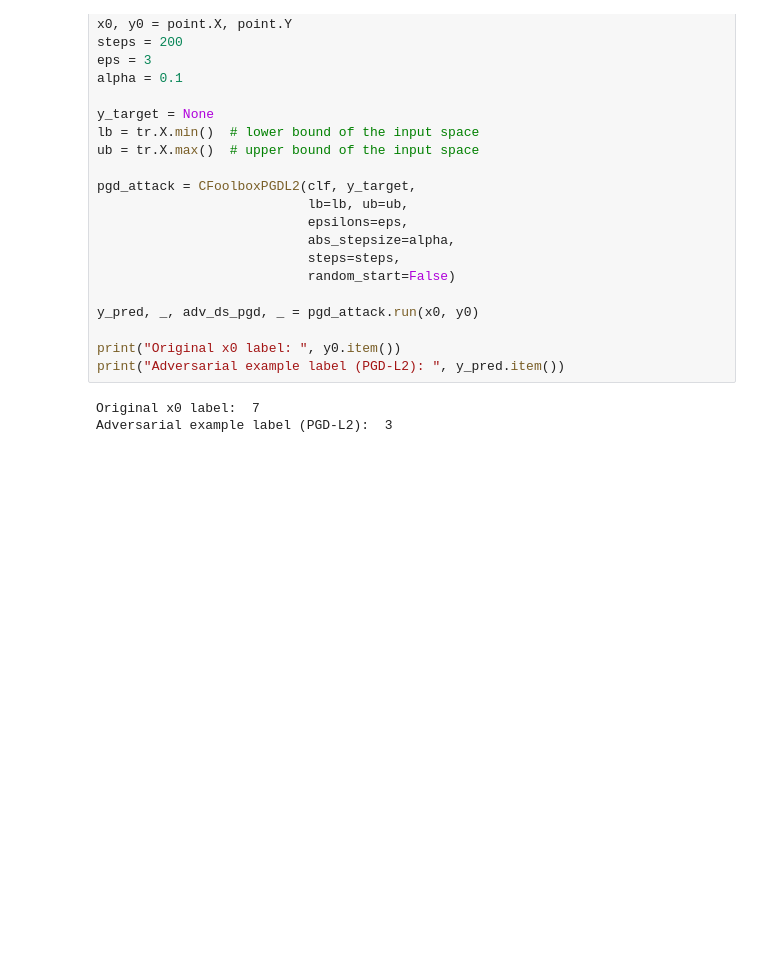
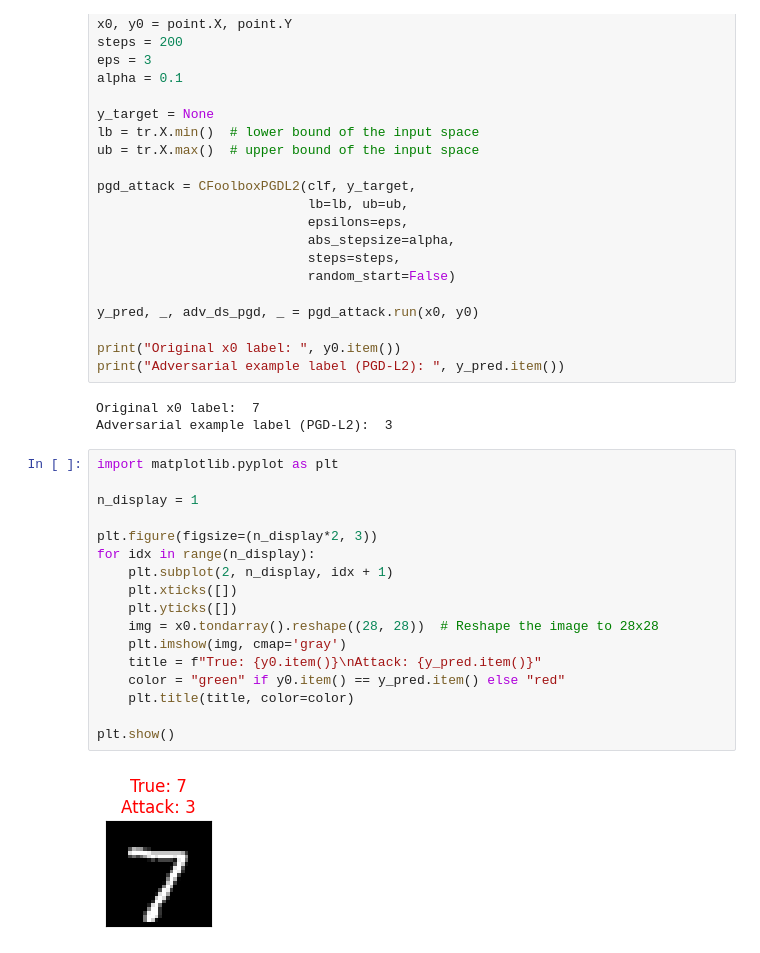
Before and after one commit to dragoa/MachineLearning, a Jupyter notebook: SecML/01/01_Evasion.ipynb, the cells around one changed output. Cells and saved outputs as stored; diff of their text form; blank space fills up the shorter version.

```diff
--- a/SecML/01/01_Evasion.ipynb
+++ b/SecML/01/01_Evasion.ipynb
@@ -453,3 +453,22 @@ print("Adversarial example label (PGD-L2): ", y_pred.item())
 # %% [output]
 Original x0 label:  7
 Adversarial example label (PGD-L2):  3
+# %%
+import matplotlib.pyplot as plt
+
+n_display = 1
+
+plt.figure(figsize=(n_display*2, 3))
+for idx in range(n_display):
+    plt.subplot(2, n_display, idx + 1)
+    plt.xticks([])
+    plt.yticks([])
+    img = x0.tondarray().reshape((28, 28))  # Reshape the image to 28x28
+    plt.imshow(img, cmap='gray')
+    title = f"True: {y0.item()}\nAttack: {y_pred.item()}"
+    color = "green" if y0.item() == y_pred.item() else "red"
+    plt.title(title, color=color)
+
+plt.show()
+# %% [output]
+[figure, added]
```
